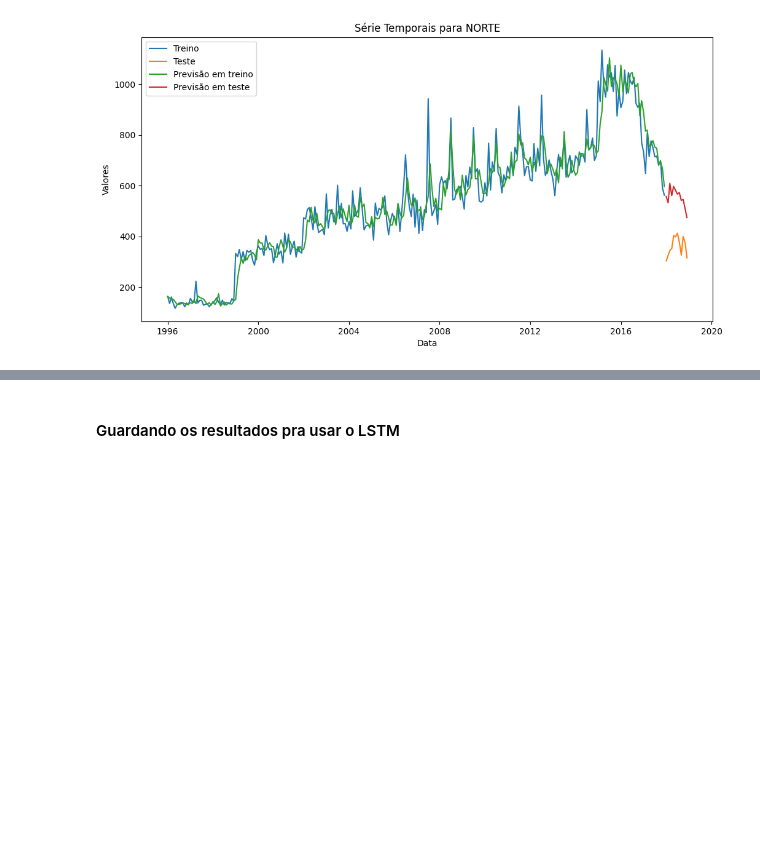
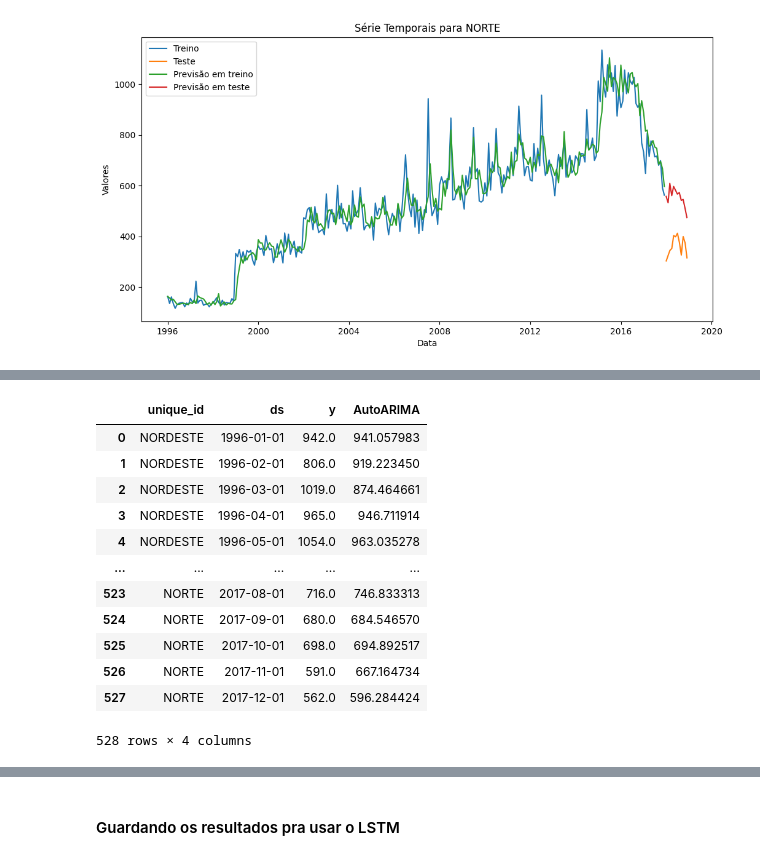
Before and after one commit to MateusVasc/IC-Cancer-Time-Series, a Jupyter notebook: Construindo o modelo hibrido/hibrido_test.ipynb, the cells around one changed output, grey strips where cells are left out. Drawn from its saved outputs; the diff is of its cells as text; code cells hidden in the pictures; blank space fills up the shorter version.

```diff
--- a/Construindo o modelo hibrido/hibrido_test.ipynb
+++ b/Construindo o modelo hibrido/hibrido_test.ipynb
@@ -147,0 +204,16 @@ plot_forecasts_with_ARIMA(train_serie_regiao, teste_serie_regiao, prev_train, pr
+# %%
+prev_train
+# %% [output]
+|  | unique_id | ds | y | AutoARIMA |
+| 0 | NORDESTE | 1996-01-01 | 942.0 | 941.057983 |
+| 1 | NORDESTE | 1996-02-01 | 806.0 | 919.223450 |
+| 2 | NORDESTE | 1996-03-01 | 1019.0 | 874.464661 |
+| 3 | NORDESTE | 1996-04-01 | 965.0 | 946.711914 |
+| 4 | NORDESTE | 1996-05-01 | 1054.0 | 963.035278 |
+| ... | ... | ... | ... | ... |
+| 523 | NORTE | 2017-08-01 | 716.0 | 746.833313 |
+| 524 | NORTE | 2017-09-01 | 680.0 | 684.546570 |
+| 525 | NORTE | 2017-10-01 | 698.0 | 694.892517 |
+| 526 | NORTE | 2017-11-01 | 591.0 | 667.164734 |
+| 527 | NORTE | 2017-12-01 | 562.0 | 596.284424 |
+528 rows × 4 columns
```
Also changed, not shown: parts of 13 cells of this notebook.
